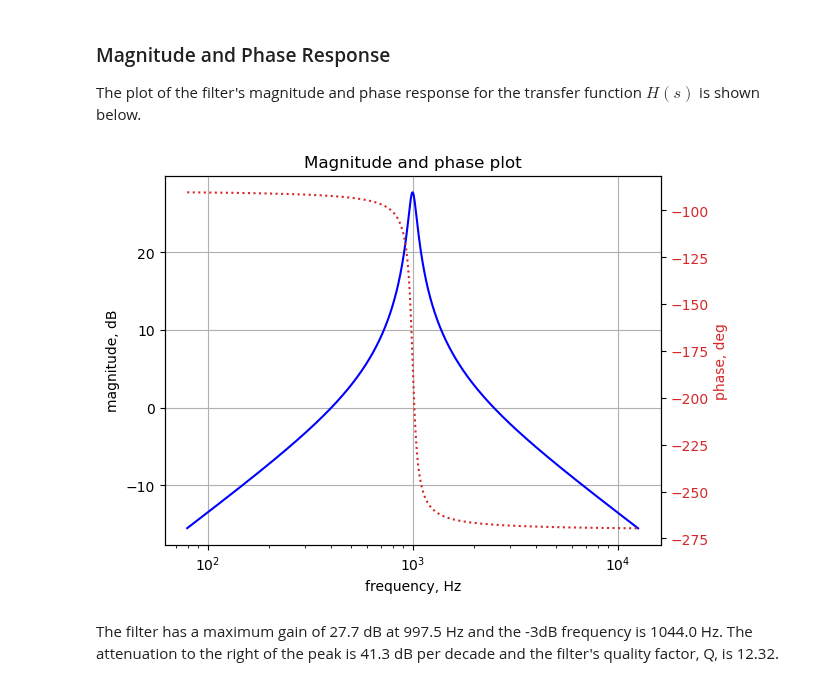
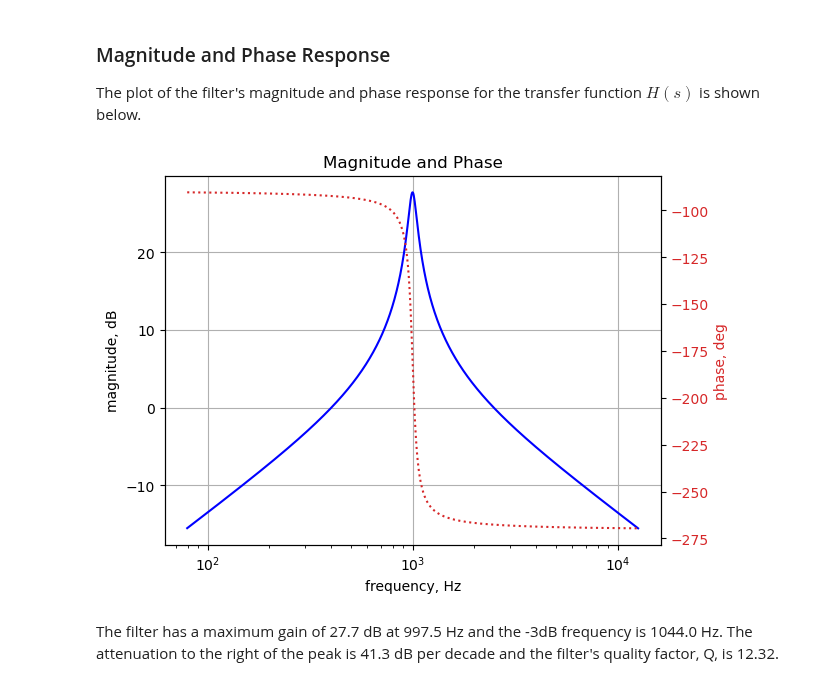
Before and after one commit to Tiburonboy/EE_jupyter_notebooks, a Jupyter notebook: Buchla Twin-T Active Filter/Twin-T_Active_Bandpass_Filter_v1a.ipynb, the cells around one changed output. Cells and saved outputs as stored; diff of their text form; code cells hidden in the pictures.

````diff
--- a/Buchla Twin-T Active Filter/Twin-T_Active_Bandpass_Filter_v1a.ipynb
+++ b/Buchla Twin-T Active Filter/Twin-T_Active_Bandpass_Filter_v1a.ipynb
@@ -411,12 +410,6 @@ NE_sym = Eq(A*X,Z)
 The equations, ```NE_sym```, define the mathematical relationship between voltages and currents in the filter circuit in terms of node voltages, $v_1$, $v_2$ etc., components $R_1$, $C_1$ etc., the Laplace variable $s$ and the independent voltage source $V_1$. The equations are shown below:
 # %%
 #| echo: true
-
-# Put matrices into SymPy
-X = Matrix(X)
-Z = Matrix(Z)
-
-NE_sym = Eq(A*X,Z)
 
 # display the equations
 temp = ''
@@ -993,34 +986,34 @@ The zero at -1061.033 Hz and the pole at -1061.033+0.000j Hz cancel.
 The plot of the filter's magnitude and phase response for the transfer function $H(s)$ is shown below.
 # %%
 #| echo: true
-#| fig-cap: figure caption
+#| fig-cap: Magnitude and phase plot for the circuit in Figure 1.
 
 x = np.logspace(1.9, 4.1, 1000, endpoint=True)*2*np.pi # x axis data values
 w, mag, phase = signal.bode(sys_tf, w=x) # returns: rad/s, mag in dB and
                                          # phase in deg
 
 fig, ax1 = plt.subplots()
 ax1.set_ylabel('magnitude, dB')
 ax1.set_xlabel('frequency, Hz')
 
 plt.semilogx(w/(2*np.pi), mag,'-b')    # magnitude plot
 
 ax1.tick_params(axis='y')
 plt.grid()
 
 # instantiate a second y-axes that shares the same x-axis
 ax2 = ax1.twinx()
 color = 'tab:red'
 
 plt.semilogx(w/(2*np.pi), phase,':',color='tab:red')  # phase plot
 
 ax2.set_ylabel('phase, deg',color=color)
 ax2.tick_params(axis='y', labelcolor=color)
 
-plt.title('Magnitude and phase plot')
+plt.title('Magnitude and Phase')
 plt.show()
 # %% [output]
-[figure, old version]
+[figure, new version]
 # %%
 #| echo: false
 max_gain = mag.max()
````
Also changed, not shown: parts of 53 cells of this notebook, 1 other file.
